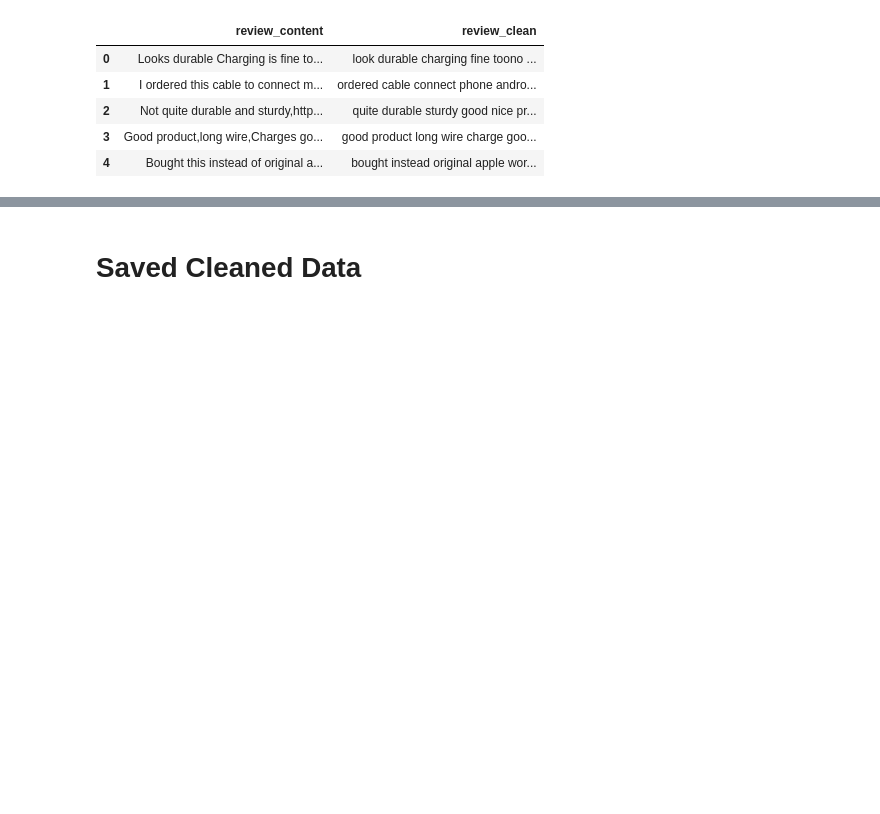
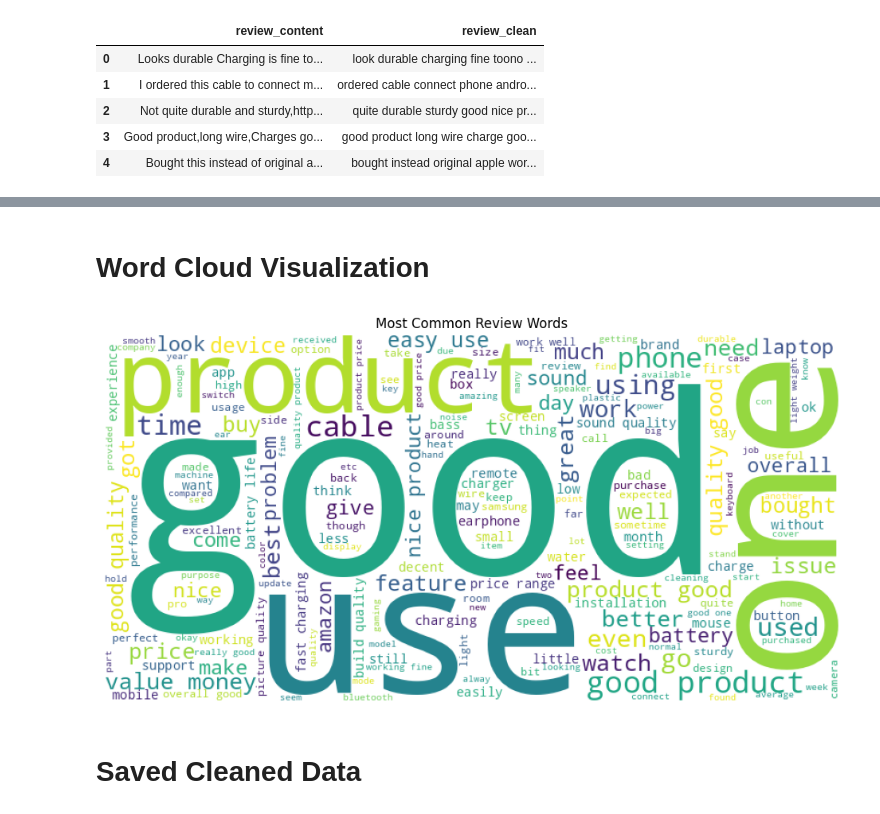
Before and after one commit to JahbraeCreations/Anthony-Howell-Final-Capstone-Amazon, a Jupyter notebook: notebooks/01_preprocessing_eda.ipynb, the cells around one changed output, grey strips where cells are left out. Cells and saved outputs as stored; diff of their text form; code cells hidden in the pictures; blank space fills up the shorter version.

```diff
--- a/notebooks/01_preprocessing_eda.ipynb
+++ b/notebooks/01_preprocessing_eda.ipynb
@@ -305,3 +356,27 @@ dtype: object
+# %% [markdown]
+# **Word Cloud Visualization**
+# %%
+from wordcloud import WordCloud
+
+text = " ".join(df["review_clean"])
+
+wordcloud = WordCloud(
+    width=800,
+    height=400,
+    background_color="white"
+).generate(text)
+
+plt.figure(figsize=(12,6))
+
+plt.imshow(wordcloud)
+
+plt.axis("off")
+
+plt.title("Most Common Review Words")
+
+plt.show()
+# %% [output]
+[figure, added]
 # %% [markdown]
 # **Saved Cleaned Data**
 # %%
```
Also changed, not shown: parts of 17 cells of this notebook.
